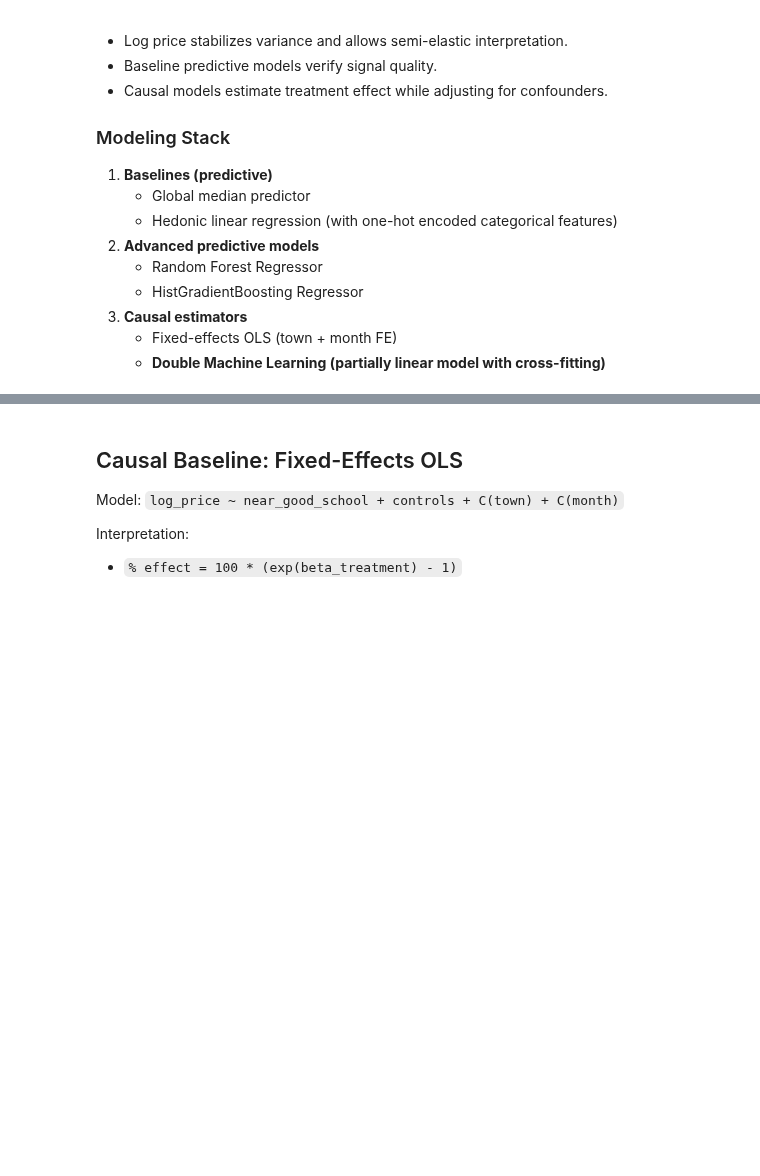
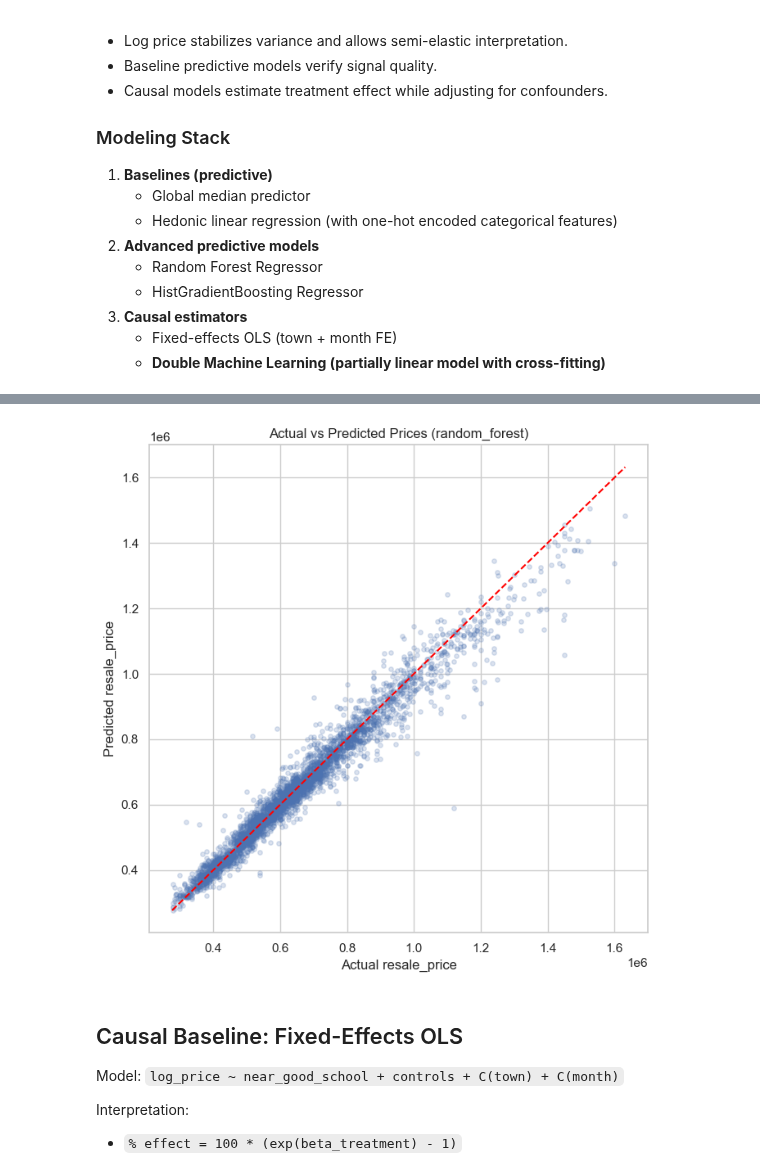
Before and after one commit to tingyuliew/DSA4264-Geospatial-Grp4, a Jupyter notebook: codex_hdb_school_price_impact_methodology.ipynb, the cells around one changed output, grey strips where cells are left out. Saved outputs shown, nothing was run; the diff lists cells and outputs as text; code cells hidden in the pictures; blank space fills up the shorter version.

```diff
--- a/codex_hdb_school_price_impact_methodology.ipynb
+++ b/codex_hdb_school_price_impact_methodology.ipynb
@@ -431,37 +479,0 @@ pd.DataFrame(results)
-# %%
-# -------------------------
-# Advanced 2: HistGradientBoosting
-# -------------------------
-# Robust guard: HistGradientBoostingRegressor requires dense input.
-# This cell will work even if the upstream preprocessor returns sparse matrices.
-from sklearn.preprocessing import FunctionTransformer
-
-prep_for_hgb = preprocess_dense if 'preprocess_dense' in globals() else preprocess
-
-def _to_dense(X):
-    return X.toarray() if hasattr(X, 'toarray') else X
-
-hgb_pipe = Pipeline([
-    ('prep', prep_for_hgb),
-    ('to_dense', FunctionTransformer(_to_dense, accept_sparse=True)),
-    ('model', HistGradientBoostingRegressor(
-        max_depth=10,
-        max_iter=450,
-        learning_rate=0.05,
-        random_state=42
-    ))
-])
-hgb_pipe.fit(X_train, y_train)
-pred_hgb = hgb_pipe.predict(X_test)
-
-mae, rmse, r2, mape = eval_metrics(y_test.values, pred_hgb)
-results.append({
-    'model': 'hist_gradient_boosting',
-    'MAE': mae,
-    'RMSE': rmse,
-    'R2': r2,
-    'MAPE_pct': mape
-})
-
-res_df = pd.DataFrame(results).sort_values('RMSE')
-display(res_df)
@@ -479,28 +502,28 @@ plt.show()
 # %%
 # Actual vs Predicted (best RMSE model)
 best_name = res_df.iloc[0]['model']
-if best_name == 'hist_gradient_boosting':
-    pred_best = pred_hgb
-elif best_name == 'random_forest':
+if best_name == 'random_forest':
     pred_best = pred_rf
 elif best_name == 'linear_regression':
     pred_best = pred_lin
 else:
     pred_best = pred_median
 
 actual = np.exp(y_test.values)
 predicted = np.exp(pred_best)
 
 plt.figure(figsize=(7, 7))
 plt.scatter(actual, predicted, alpha=0.2, s=15)
 lim_min = min(actual.min(), predicted.min())
 lim_max = max(actual.max(), predicted.max())
 plt.plot([lim_min, lim_max], [lim_min, lim_max], color='red', linestyle='--')
 plt.title(f'Actual vs Predicted Prices ({best_name})')
 plt.xlabel('Actual resale_price')
 plt.ylabel('Predicted resale_price')
 plt.tight_layout()
 plt.show()
+# %% [output]
+[figure, added]
 # %% [markdown]
 ## Causal Baseline: Fixed-Effects OLS
 
```
Also changed, not shown: parts of 25 cells of this notebook, 1 other file.
